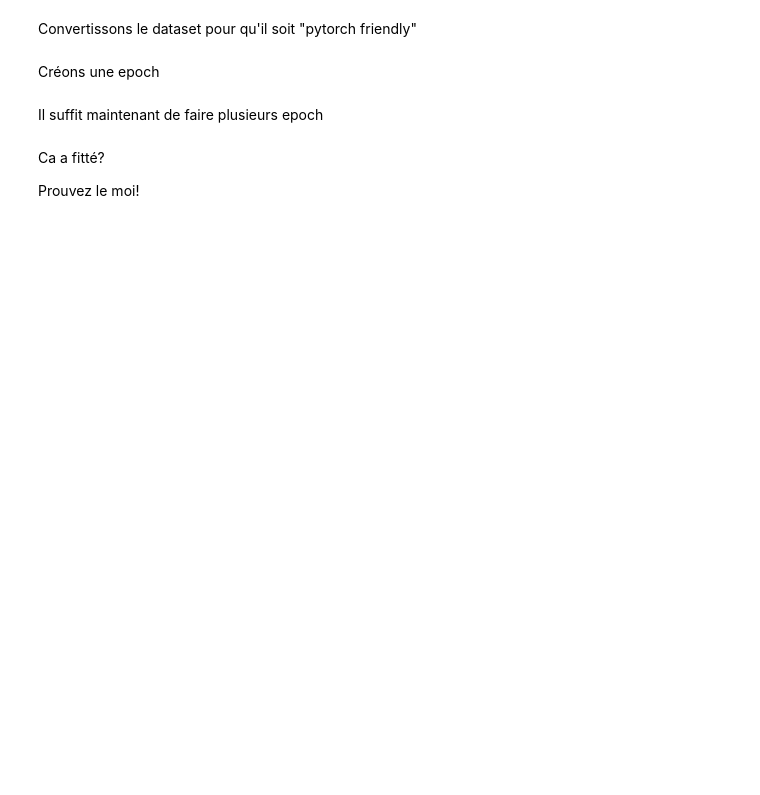
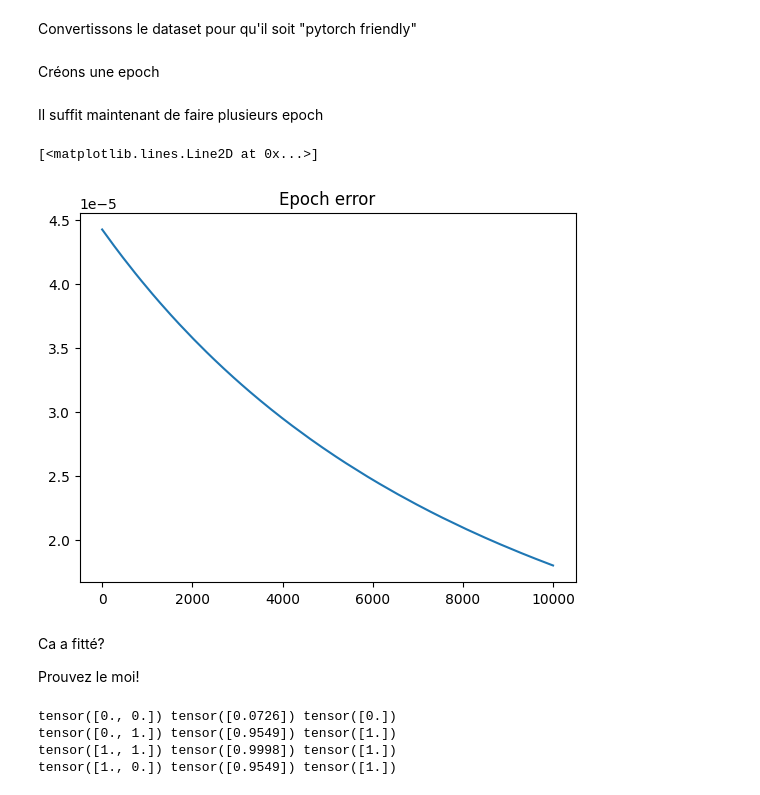
Before and after one commit to charles66820/CREMIfiles, a Jupyter notebook: IS329_fouille/tp4/Intro-Images.ipynb, the cells around one changed output. Drawn from its saved outputs; the diff is of its cells as text; code cells hidden in the pictures; blank space fills up the shorter version.

```diff
--- a/IS329_fouille/tp4/Intro-Images.ipynb
+++ b/IS329_fouille/tp4/Intro-Images.ipynb
@@ -255,4 +343,6 @@ model = Model()
 # %% [markdown]
 Choix d'une fonction de loss
+# %%
+loss = nn.MSELoss()
 # %% [markdown]
 Choix d'un optimizer
@@ -259,6 +356,42 @@ Choix d'un optimizer
+# %%
+# fait évoluer W et bias
+# optimizer = torch.optim.Adam(model.parameters(), lr=0.01)
+optimizer = torch.optim.SGD(model.parameters(), lr=0.01)
 # %% [markdown]
 Convertissons le dataset pour qu'il soit "pytorch friendly"
+# %%
+X = np.array([(False, False), (False, True), (True, True), (True, False)])
+Y = np.array([False, True, True, True])
+
+X_torch = [torch.Tensor(x) for x in X]
+Y_torch = [torch.Tensor([y]) for y in Y]
 # %% [markdown]
 Créons une epoch
+# %%
+alpha = 0.1
+epochs = 10000
+E_epochs = []
+
+for epoch in range(epochs):
+  epochLoss = 0
+  for x, y in zip(X_torch, Y_torch):
+    # stop le gradient
+    optimizer.zero_grad()
+
+    # forward-pass
+    yPred = model(x)
+
+    # compute loss
+    lossVal = loss(yPred, y)
+
+    # calcule gradient
+    lossVal.backward()
+
+    epochLoss += float(lossVal)
+
+    # application du calcule
+    optimizer.step()
+  E = 0.5 * epochLoss
+  E_epochs.append(E)
 # %% [markdown]
 Il suffit maintenant de faire plusieurs epoch
@@ -265,8 +400,22 @@ Il suffit maintenant de faire plusieurs epoch
 # %%
 import matplotlib.pyplot as plt
 
 plt.title("Epoch error");
+plt.plot(range(epochs), E_epochs)
+# %% [output]
+[<matplotlib.lines.Line2D at 0x...>]
+[figure, added]
 # %% [markdown]
 Ca a fitté?
 
 Prouvez le moi!
+# %%
+for input, target in zip(X_torch, Y_torch):
+  with torch.no_grad():
+    output = model(input)
+    print(input, output, target)
+# %% [output]
+tensor([0., 0.]) tensor([0.0726]) tensor([0.])
+tensor([0., 1.]) tensor([0.9549]) tensor([1.])
+tensor([1., 1.]) tensor([0.9998]) tensor([1.])
+tensor([1., 0.]) tensor([0.9549]) tensor([1.])
```
Also changed, not shown: parts of 23 cells of this notebook.
